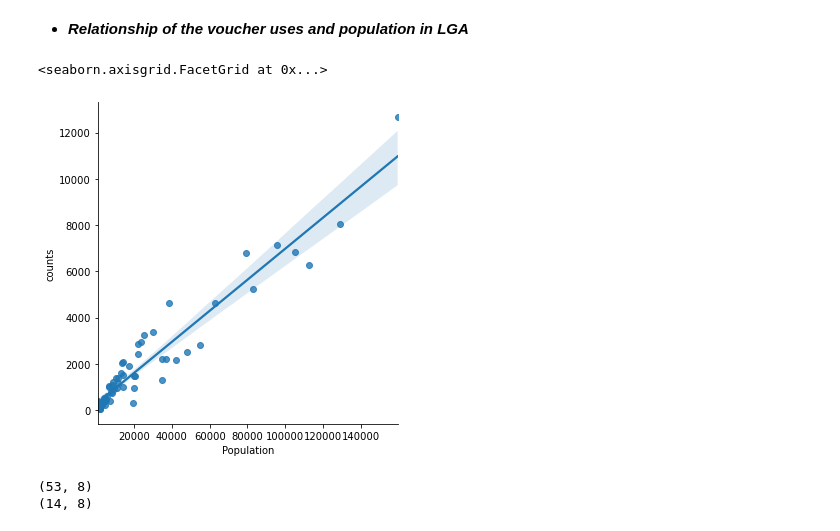
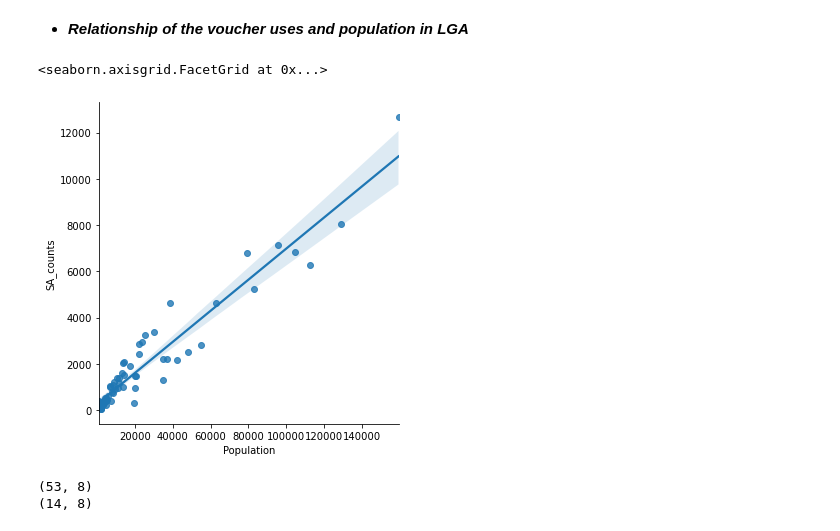
Before and after one commit to xuyenlinhHuynh/data-science-portfolio-xuyenlinhHuynh, a Jupyter notebook: Portfolio 2.ipynb, the cells around one changed output. Cells and saved outputs as stored; diff of their text form; code cells hidden in the pictures.

```diff
--- a/Portfolio 2.ipynb
+++ b/Portfolio 2.ipynb
@@ -276,3 +276,6 @@ Football (Soccer)    15266
 Gymnastics            9651
 Basketball            5888
 Name: Voucher_Sport, dtype: int64
+# %%
+# a dataframe of all LGAs with the number of voucher uses in each LGA
+sa_LGA_vou = sa_vouchers_scores['Participant_LGA'].value_counts().rename_axis('SA_LGA').reset_index(name='SA_counts')
@@ -547,6 +553,6 @@ Thus, LGAs which are considered as underrepresented their uses of vouchers inclu
 * ***Compare the uses of vouchers over the population***
 # %%
 # joining the voucher uses with population
-lga_seifa_vouchers = lga_count.join(LGA_scores, on = "LGA")
-lga_seifa_vouchers.head(15)
+lga_seifa_vouchers = sa_LGA_vou.join(LGA_scores, on = "SA_LGA")
+lga_seifa_vouchers.head(3)
 # %% [output]
@@ -569,6 +579,6 @@ lga_seifa_vouchers.head(15)
 # %%
 # calculate percentage of the voucher uses over the population
-lga_seifa_vouchers["Percentage"] = (lga_seifa_vouchers.counts*100)/lga_seifa_vouchers.Population
+lga_seifa_vouchers["Percentage"] = (lga_seifa_vouchers.SA_counts*100)/lga_seifa_vouchers.Population
 # %%
 # plotting the pecentage of voucher uses over the population (100)
 plt.figure( figsize = (10,15) )
@@ -673,10 +682,10 @@ from sklearn.metrics import mean_squared_error
 from sklearn.metrics import r2_score
 # %%
 # Plotting the relationship of this two variables
-sns.lmplot(x='Population', y='counts', data= lga_seifa_vouchers)
+sns.lmplot(x='Population', y='SA_counts', data= lga_seifa_vouchers)
 # %% [output]
 <seaborn.axisgrid.FacetGrid at 0x...>
-[figure, old version]
+[figure, new version]
 # %%
 # split into train and test
 train, test= train_test_split(lga_seifa_vouchers, test_size=0.2, random_state=142)
```
Also changed, not shown: parts of 70 cells of this notebook.
